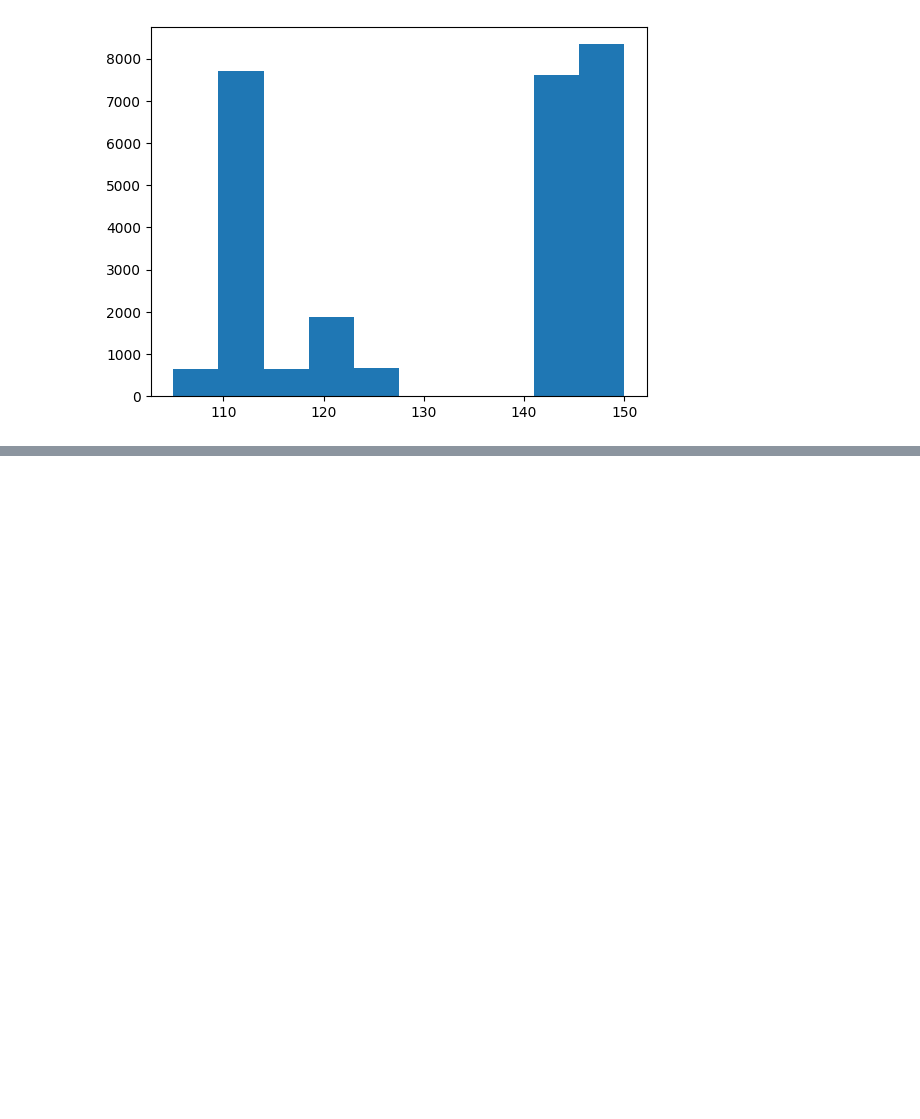
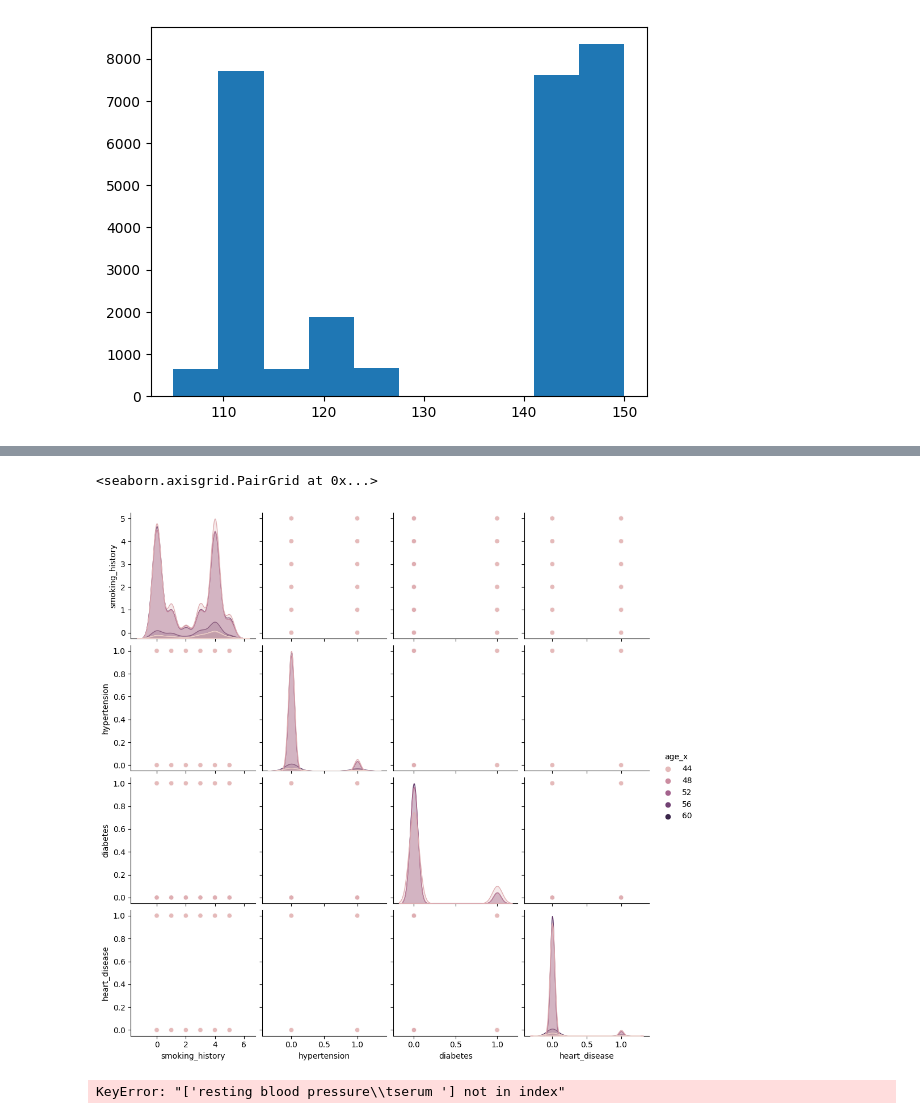
Before and after one commit to arthurcfigueiredo/arthurcf7, a Jupyter notebook: TRABALHO PHYTON.ipynb, the cells around one changed output, grey strips where cells are left out. Drawn from its saved outputs; the diff is of its cells as text; code cells hidden in the pictures; blank space fills up the shorter version.

```diff
--- a/TRABALHO PHYTON.ipynb
+++ b/TRABALHO PHYTON.ipynb
@@ -274,0 +378,5 @@ plt.hist(merged_df['resting blood pressure'])
+# %%
+sns.pairplot(merged_df[columns_to_plot2],hue='age_x')
+# %% [output]
+<seaborn.axisgrid.PairGrid at 0x...>
+[figure, added]
@@ -274,0 +385,4 @@ plt.hist(merged_df['resting blood pressure'])
+# %%
+sns.pairplot(merged_df[['max heart rate','resting blood pressure	serum ']],hue='age_x')
+# %% [output]
+KeyError: "['resting blood pressure\\tserum '] not in index"
```
Also changed, not shown: parts of 13 cells of this notebook.
